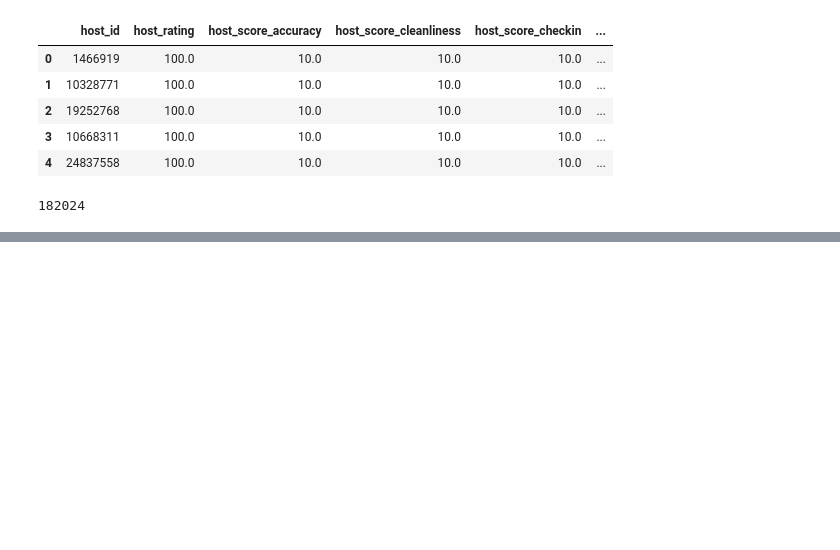
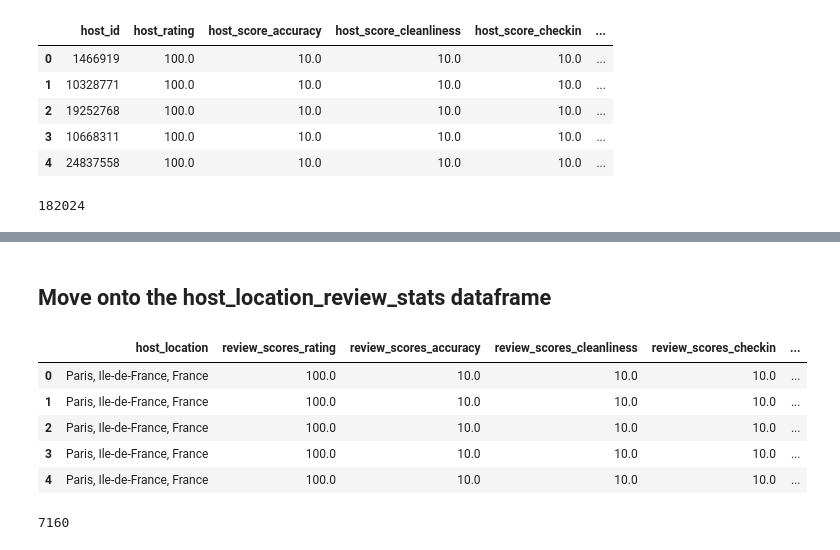
Before and after one commit to dkoski23/airbnb_etl, a Jupyter notebook: etl_project.ipynb, the cells around one changed output, grey strips where cells are left out. Drawn from its saved outputs; the diff is of its cells as text; code cells hidden in the pictures; blank space fills up the shorter version.

```diff
--- a/etl_project.ipynb
+++ b/etl_project.ipynb
@@ -215,0 +210,15 @@ test.head(50)
+# %% [markdown]
+## Move onto the host_location_review_stats dataframe
+# %%
+# begin the host_location_review_stats table
+host_location_review_stats = listings_df[['host_location', 'review_scores_rating','review_scores_accuracy','review_scores_cleanliness',
+                      'review_scores_checkin','review_scores_communication','review_scores_location',
+                      'review_scores_value', 'total_reviews']]
+host_location_review_stats.head()
+# %% [output]
+|  | host_location | review_scores_rating | review_scores_accuracy | review_scores_cleanliness | review_scores_checkin | ... |
+| 0 | Paris, Ile-de-France, France | 100.0 | 10.0 | 10.0 | 10.0 | ... |
+| 1 | Paris, Ile-de-France, France | 100.0 | 10.0 | 10.0 | 10.0 | ... |
+| 2 | Paris, Ile-de-France, France | 100.0 | 10.0 | 10.0 | 10.0 | ... |
+| 3 | Paris, Ile-de-France, France | 100.0 | 10.0 | 10.0 | 10.0 | ... |
+| 4 | Paris, Ile-de-France, France | 100.0 | 10.0 | 10.0 | 10.0 | ... |
@@ -215,0 +234,5 @@ test.head(50)
+# %%
+#see how many host_locations there are (basically, how many cities)
+print(len(host_location_review_stats["host_location"].unique()))
+# %% [output]
+7160
```
Also changed, not shown: parts of 8 cells of this notebook.
